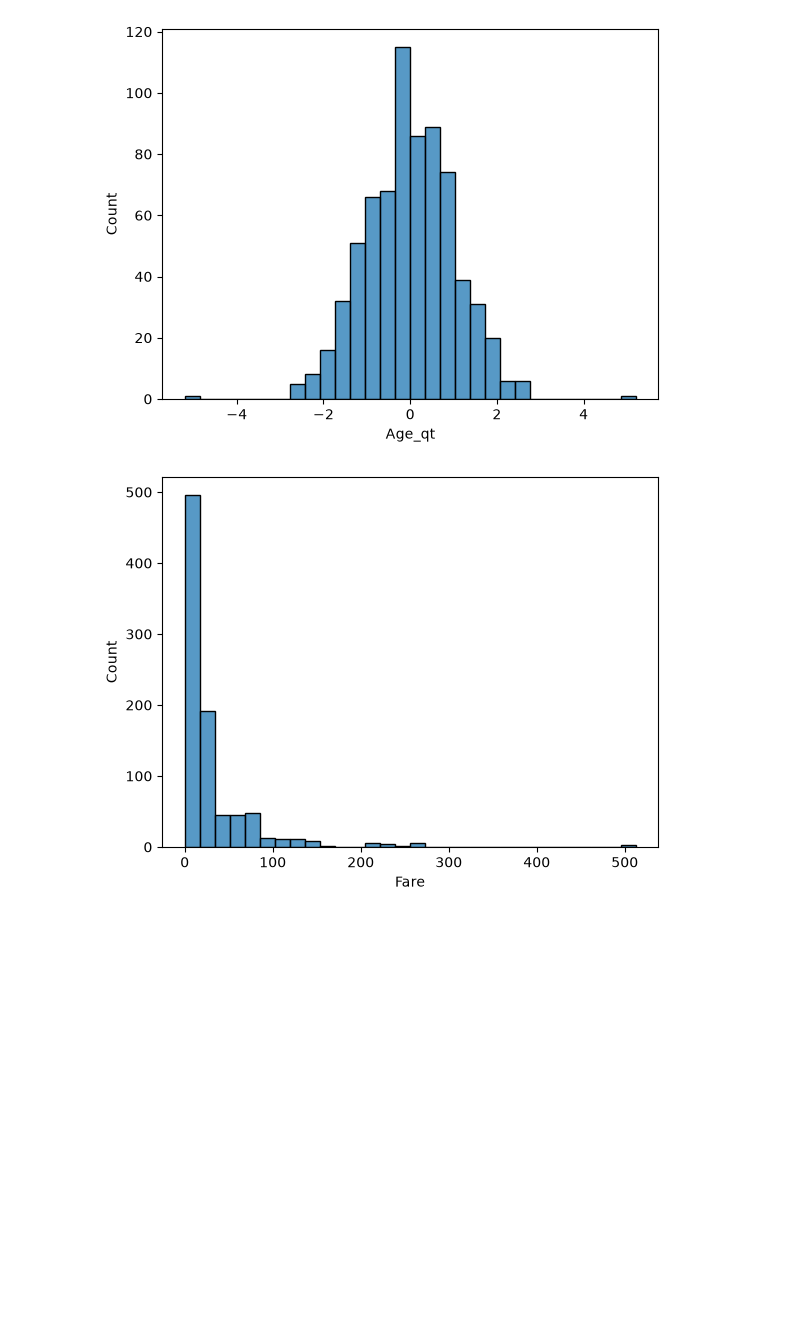
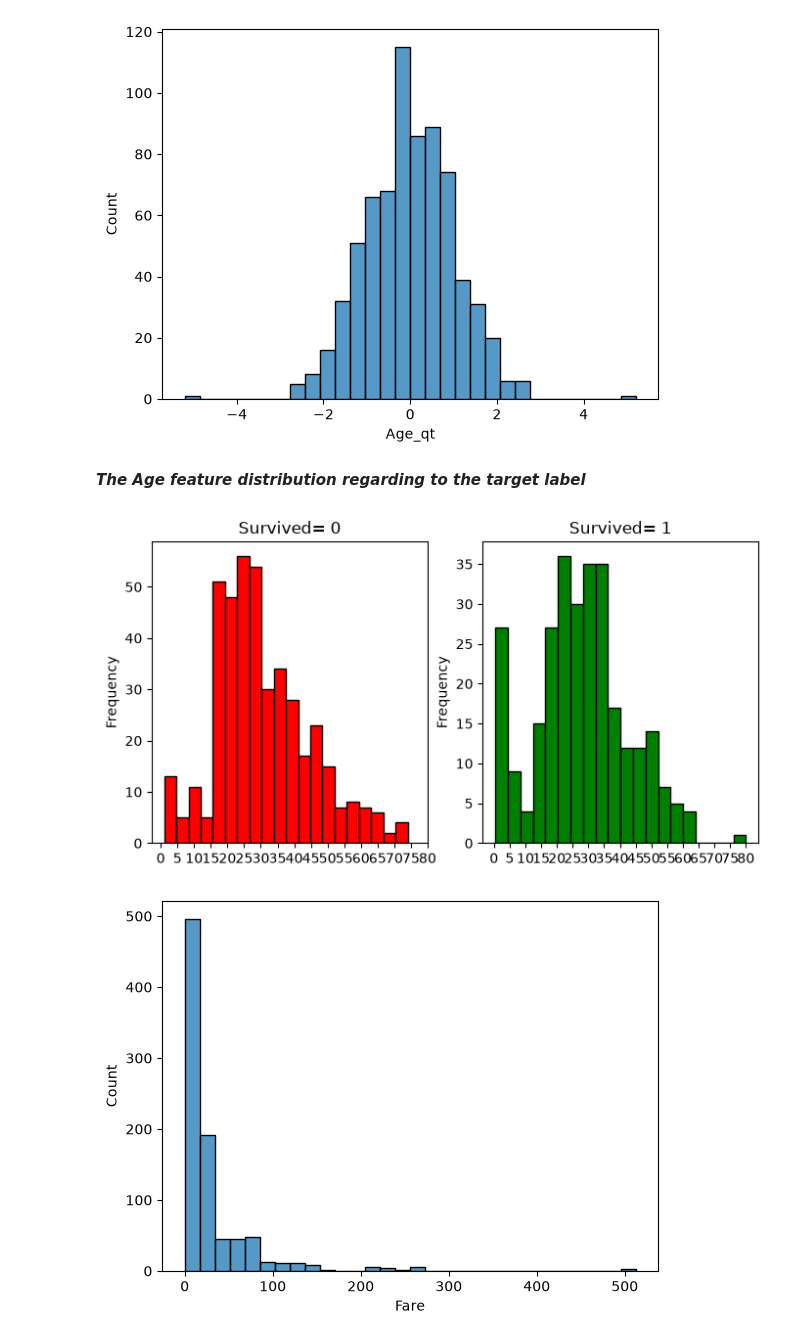
Before and after one commit to pedrobirq/extreme_ml_learning_final_project, a Jupyter notebook: notebooks/TitanicEDA.ipynb, the cells around one changed output. Saved outputs shown, nothing was run; the diff lists cells and outputs as text; code cells hidden in the pictures; blank space fills up the shorter version.

```diff
--- a/notebooks/TitanicEDA.ipynb
+++ b/notebooks/TitanicEDA.ipynb
@@ -61,11 +100,3 @@ sns.histplot(df['Age'], bins=30)
 plt.show()
 # %% [output]
 [figure]
-# %%
-from sklearn.preprocessing import quantile_transform
-
-
-df['Age_qt'] = quantile_transform(df[['Age']], output_distribution='normal', n_quantiles=100)
-
-sns.histplot(df['Age_qt'], bins=30)
-plt.show()
@@ -86,6 +117,21 @@ sns.histplot(df['Age_qt'], bins=30)
 plt.show()
 # %% [output]
 [figure]
+# %% [markdown]
+***The Age feature distribution regarding to the target label***
+# %%
+f,ax=plt.subplots(1,2,figsize=(20,10))
+df[df['Survived']==0].Age.plot.hist(ax=ax[0],bins=20,edgecolor='black',color='red', figsize=(8,4))
+ax[0].set_title('Survived= 0')
+x1=list(range(0,85,5))
+ax[0].set_xticks(x1)
+df[df['Survived']==1].Age.plot.hist(ax=ax[1],color='green',bins=20,edgecolor='black', figsize=(8,4))
+ax[1].set_title('Survived= 1')
+x2=list(range(0,85,5))
+ax[1].set_xticks(x2)
+plt.show()
+# %% [output]
+[figure, added]
 # %%
 sns.histplot(df['Fare'], bins=30)
 plt.show()
```
Also changed, not shown: parts of 15 cells of this notebook, 1 other file.
